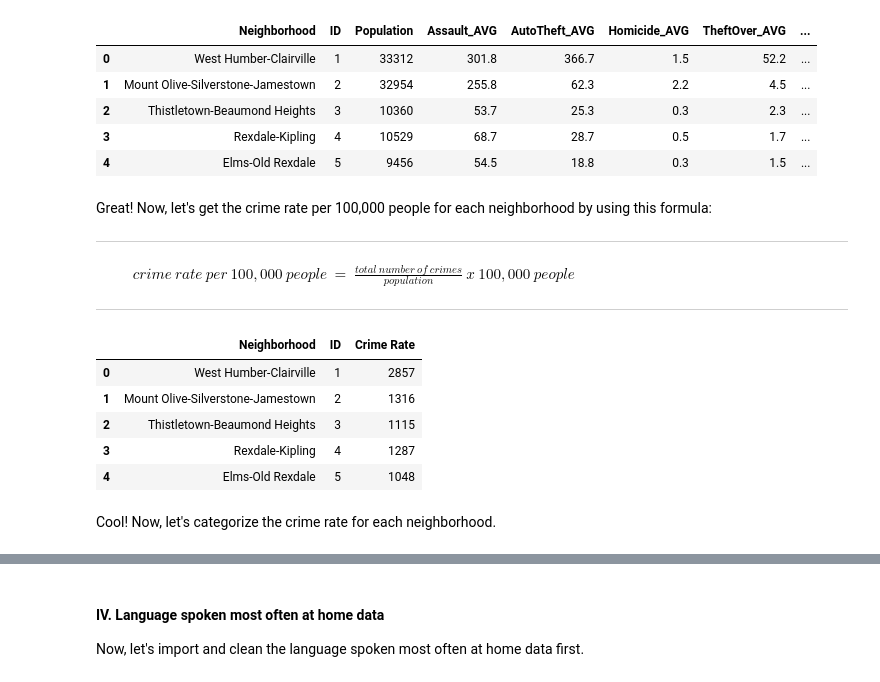
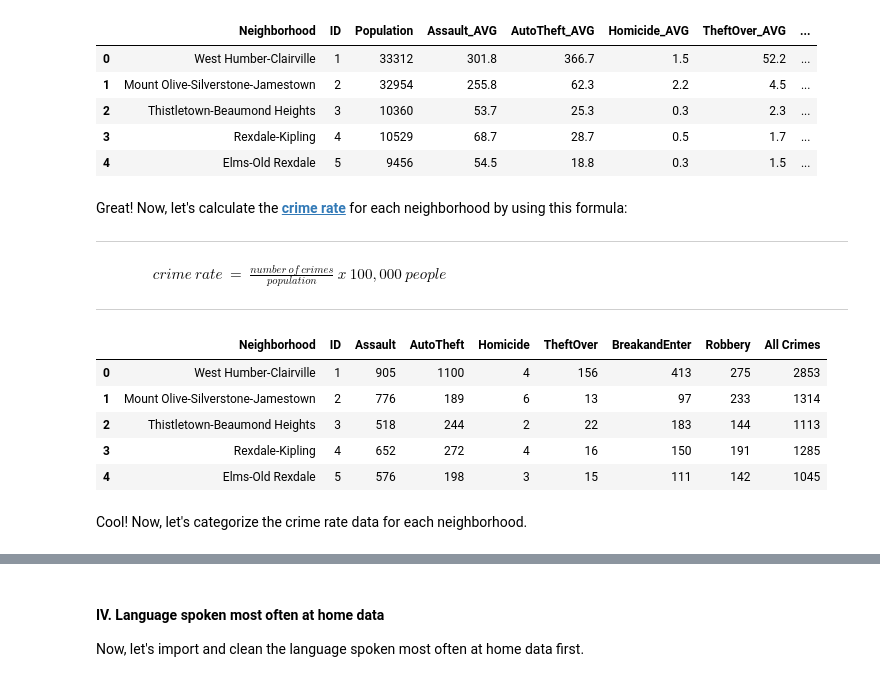
Before and after one commit to titus-chin/ibm_data_science_capstone, a Jupyter notebook: Toronto's_Neighborhoods_Recommender_System.ipynb, the cells around one changed output, grey strips where cells are left out. Drawn from its saved outputs; the diff is of its cells as text; code cells hidden in the pictures.

Commit message:
complete introduction and data section

```diff
--- a/Toronto's_Neighborhoods_Recommender_System.ipynb
+++ b/Toronto's_Neighborhoods_Recommender_System.ipynb
@@ -108,6 +114,6 @@ Cool! Let's calculate the job opportunity by summing up all the jobs for each ne
 # %%
-# calculate the job opportunity for each neighborhood
-jobs_df['Job Opportunity']=jobs_df.iloc[:,2:].sum(axis=1)
+# sum up all the jobs for each neighborhood
+jobs_df['Any Job']=jobs_df.iloc[:,2:].sum(axis=1)
 
 # def a function to normalize data
 def data_normalization(dataframe):
@@ -295,7 +346,7 @@ Now, let's get the crime rate data by calling a REST API from Toronto Police Ser
 import requests
 from pandas.io.json import json_normalize
 
-# request the crime rate data by using toronto police service's api and clean the data
+# request the crimes data by using toronto police service's api and clean the data
 url='https://services.arcgis.com/S9th0jAJ7bqgIRjw/arcgis/rest/services/Neighbourhood_MCI/FeatureServer/0/query?where=1%3D1&outFields=Neighbourhood,Hood_ID,Population,Assault_AVG,AutoTheft_AVG,Homicide_AVG,TheftOver_AVG,BreakandEnter_AVG,Robbery_AVG&outSR=4326&f=json'
 results=requests.get(url).json()
 crime_data=results['features']
@@ -305,6 +356,7 @@ crime_df.columns=(pd.Series(crime_df.columns)).replace('attributes.','',regex=Tr
 crime_df.rename(columns={'Neighbourhood':'Neighborhood','Hood_ID':'ID'},inplace=True)
 crime_df['ID']=crime_df['ID'].astype(int)
 crime_df=crime_df.sort_values('ID').reset_index(drop=True)
+crime_df['Neighborhood']=jobs_df['Neighborhood']
 crime_df.head()
 # %% [output]
 |  | Neighborhood | ID | Population | Assault_AVG | AutoTheft_AVG | Homicide_AVG | TheftOver_AVG | ... |
@@ -314,24 +366,27 @@ crime_df.head()
 | 3 | Rexdale-Kipling | 4 | 10529 | 68.7 | 28.7 | 0.5 | 1.7 | ... |
 | 4 | Elms-Old Rexdale | 5 | 9456 | 54.5 | 18.8 | 0.3 | 1.5 | ... |
 # %% [markdown]
-Great! Now, let's get the crime rate per 100,000 people for each neighborhood by using this formula:
+Great! Now, let's calculate the __[crime rate](https://www.azcalculator.com/formula/crime-rate-calculator.php)__ for each neighborhood by using this formula:
 ___
-$ \ \ \ \ \ \ \ \ \ \ \ crime\ rate\ per\ 100,000\ people\ =\ \frac{total\ number\ of\ crimes}{population}\ x\ 100,000\ people $
+$ \ \ \ \ \ \ \ \ \ \ \ \ \ \ \ \ \ crime\ rate\ =\ \frac{number\ of\ crimes}{population}\ x\ 100,000\ people $
 ___
 # %%
-# calculate the crime rate per 100,000 people
-crime_df['Crime Rate']=(((crime_df.iloc[:,3:].sum(axis=1))/crime_df['Population'])*100000).astype(int)
-crime_df.drop(crime_df.columns[2:-1],axis=1,inplace=True)
+# calculate the crime rate for each neighborhood
+for column in crime_df.columns[3:]:
+    crime_df[column]=((crime_df[column]/crime_df['Population'])*100000).astype(int)
+crime_df['All Crimes']=crime_df.iloc[:,3:].sum(axis=1).astype(int)
+crime_df.columns=crime_df.columns.str.replace('_AVG','',regex=True)
+crime_df.drop(crime_df.columns[2],axis=1,inplace=True)
 crime_df.head()
 # %% [output]
-|  | Neighborhood | ID | Crime Rate |
-| 0 | West Humber-Clairville | 1 | 2857 |
-| 1 | Mount Olive-Silverstone-Jamestown | 2 | 1316 |
-| 2 | Thistletown-Beaumond Heights | 3 | 1115 |
-| 3 | Rexdale-Kipling | 4 | 1287 |
-| 4 | Elms-Old Rexdale | 5 | 1048 |
+|  | Neighborhood | ID | Assault | AutoTheft | Homicide | TheftOver | BreakandEnter | Robbery | All Crimes |
+| 0 | West Humber-Clairville | 1 | 905 | 1100 | 4 | 156 | 413 | 275 | 2853 |
+| 1 | Mount Olive-Silverstone-Jamestown | 2 | 776 | 189 | 6 | 13 | 97 | 233 | 1314 |
+| 2 | Thistletown-Beaumond Heights | 3 | 518 | 244 | 2 | 22 | 183 | 144 | 1113 |
+| 3 | Rexdale-Kipling | 4 | 652 | 272 | 4 | 16 | 150 | 191 | 1285 |
+| 4 | Elms-Old Rexdale | 5 | 576 | 198 | 3 | 15 | 111 | 142 | 1045 |
 # %% [markdown]
-Cool! Now, let's categorize the crime rate for each  neighborhood.
+Cool! Now, let's categorize the crime rate data for each  neighborhood.
 # %%
 # categorize crime rate data
 crime_df=data_binning(crime_df)
```
Also changed, not shown: parts of 37 cells of this notebook, 2 other files.
